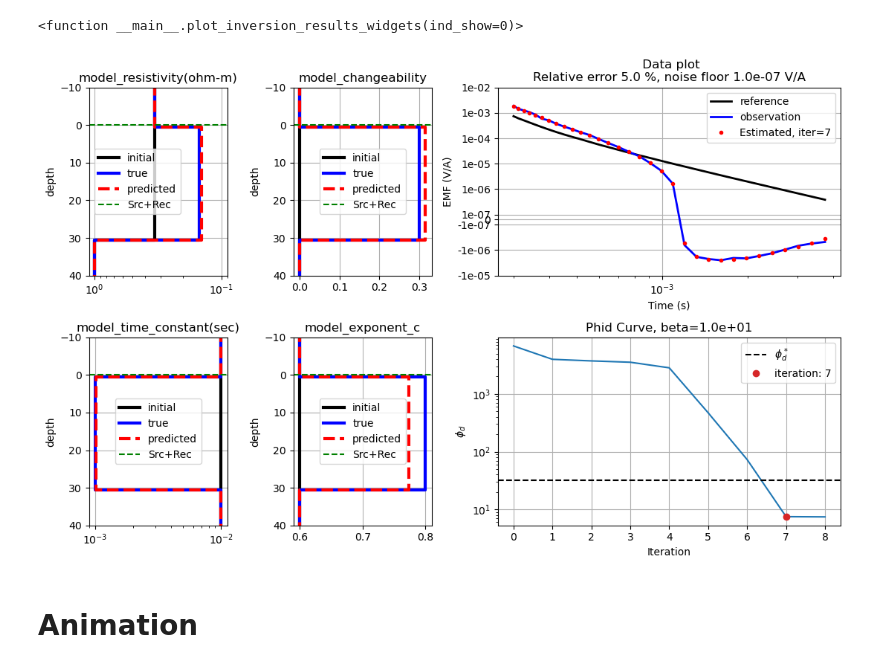
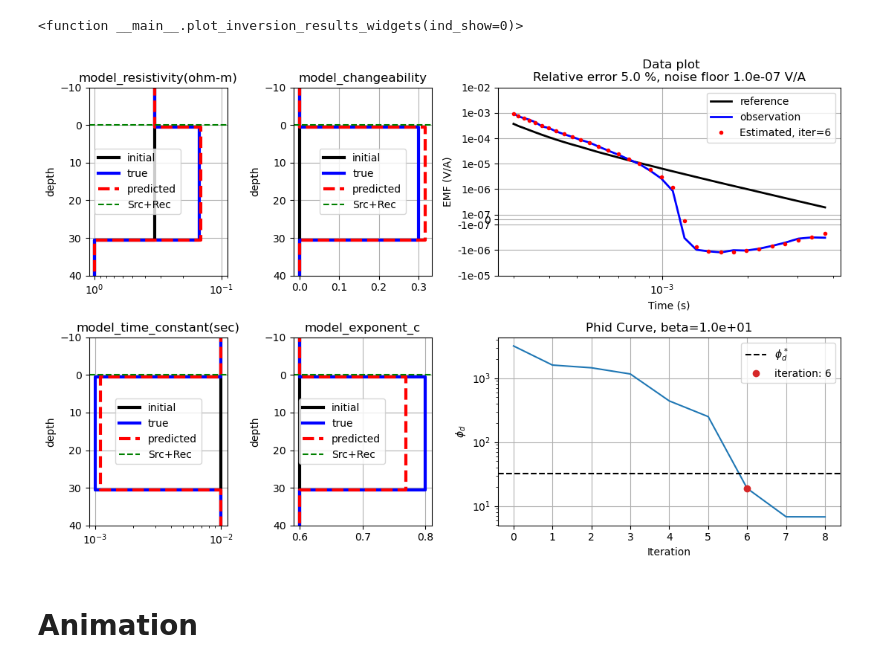
Before and after one commit to MasayukiMotoori/AGU24, a Jupyter notebook: 51_emoymod_rmp.ipynb, the cells around one changed output. Cells and saved outputs as stored; diff of their text form; code cells hidden in the pictures.

```diff
--- a/51_emoymod_rmp.ipynb
+++ b/51_emoymod_rmp.ipynb
@@ -141,9 +141,9 @@ print(mvec_obs)
 #     [np.zeros((nlayer_sum,3*nlayer)), Prj_m_each],
 # ])
 # %%
-m_fix = np.r_[ np.log(res_sea), np.zeros(nlayer), np.log(res_seabed),
-   np.zeros(nlayer+nlayer_fix),
-   np.log(tau_sea),np.zeros(nlayer), np.log(tau_base),
-   c_sea,np.zeros(nlayer),c_base]
-print(m_fix.shape)
-print(m_fix)
+# m_fix = np.r_[ np.log(res_sea), np.zeros(nlayer), np.log(res_seabed),
+#    np.zeros(nlayer+nlayer_fix),
+#    np.log(tau_sea),np.zeros(nlayer), np.log(tau_base),
+#    c_sea,np.zeros(nlayer),c_base]
+# print(m_fix.shape)
+# print(m_fix)
@@ -166,7 +159,7 @@ NameError: name 'nlayer_fix' is not defined
 # User should multiply by area of the loop to get EMF(V/A)
 empymod_model_bdple = {
     # simulate each bipole of four side of the transmitter loop
-    'src': [   tx_side/2, tx_side/2, -tx_side/2,tx_side/2, tx_depth,  tx_depth],
+    'src': [   tx_side/2, tx_side/2, 0,tx_side/2, tx_depth,  tx_depth],
     # receiver at the center of the transmitter loop
     'freqtime' : times_clc,
     'rec': [ 0,0,tx_depth,0,90], # dBzdt at x,y,z,azimuth,dip
@@ -807,10 +800,10 @@ interactive(children=(IntSlider(value=0, continuous_update=False, description='i
 <function __main__.plot_inversion_results_widgets(ind_show=0)>
 # %%
 dpi = 300
-plot_inversion_results_widgets(cmp_itr-2)
+plot_inversion_results_widgets(cmp_itr-3)
 plt.savefig("51_Synthetic_Study_1DIP.png",dpi=dpi)
 # %% [output]
-[figure, old version]
+[figure, new version]
 # %% [markdown]
 # Animation
 # %%
```
Also changed, not shown: parts of 7 cells of this notebook, 3 other files.
